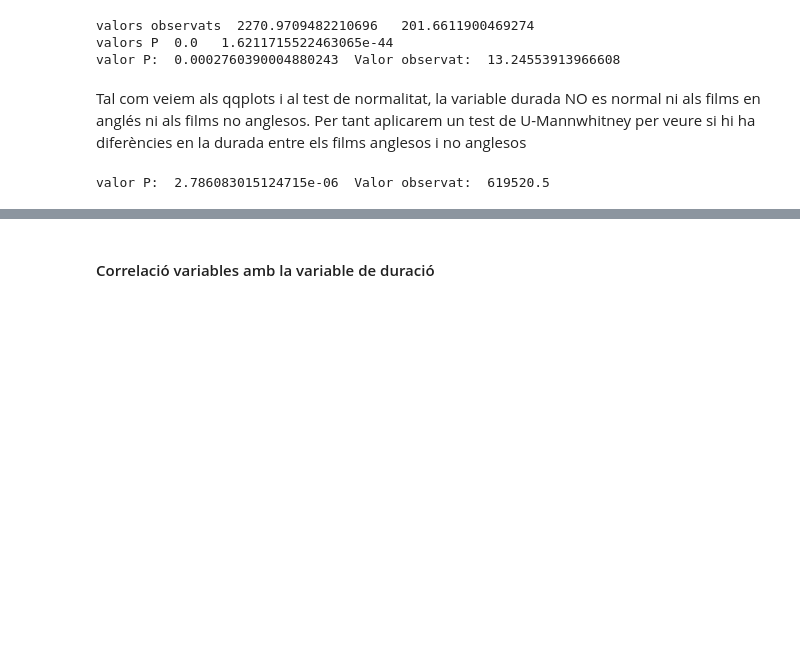
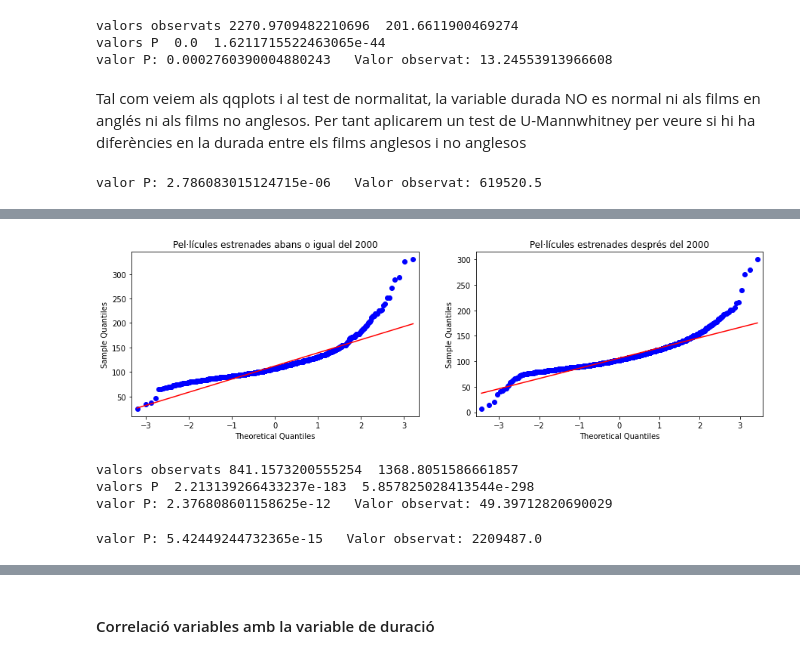
Before and after one commit to sgalan/Practica2-Neteja, a Jupyter notebook: Pràctica2-Neteja.ipynb, the cells around one changed output, grey strips where cells are left out. Saved outputs shown, nothing was run; the diff lists cells and outputs as text; code cells hidden in the pictures; blank space fills up the shorter version.

```diff
--- a/Pràctica2-Neteja.ipynb
+++ b/Pràctica2-Neteja.ipynb
@@ -481,0 +499,31 @@ valor P:  2.786083015124715e-06  Valor observat:  619520.5
+# %%
+## Year:
+g1=filtered_df[filtered_df['title_year_bins'] =='<=2000']['duration']
+g2=filtered_df[filtered_df['title_year_bins'] =='>2000']['duration']
+
+# normalitat
+fig, ax = plt.subplots(1, 2, figsize=(15, 4))
+ax[0].set_title('Pel·lícules estrenades abans o igual del 2000')
+qqplot(g1, line='s', ax = ax[0])
+ax[1].set_title('Pel·lícules estrenades després del 2000')
+qqplot(g2, line='s', ax=ax[1])
+plt.show()
+x1, p1 = stats.normaltest(g1)
+x2, p2 = stats.normaltest(g2)
+print("valors observats {0}  {1}".format(x1, x2))
+print("valors P  {0}  {1}".format(p1, p2))
+
+# homoscedasticitat
+stat, p = stats.levene(g1,g2)
+print("valor P: {0}   Valor observat: {1}".format(p, stat))
+# %% [output]
+[figure, added]
+valors observats 841.1573200555254  1368.8051586661857
+valors P  2.213139266433237e-183  5.857825028413544e-298
+valor P: 2.376808601158625e-12   Valor observat: 49.39712820690029
+# %%
+# TEST U MANN WITHNEY, compare samples
+stat, p = mannwhitneyu(g1, g2)
+print("valor P: {0}   Valor observat: {1}".format(p, stat))
+# %% [output]
+valor P: 5.42449244732365e-15   Valor observat: 2209487.0
```
Also changed, not shown: parts of 37 cells of this notebook.
